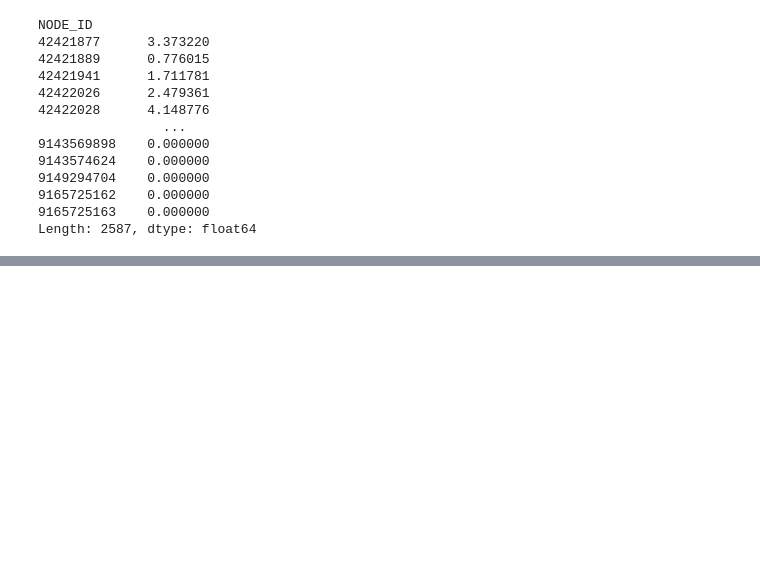
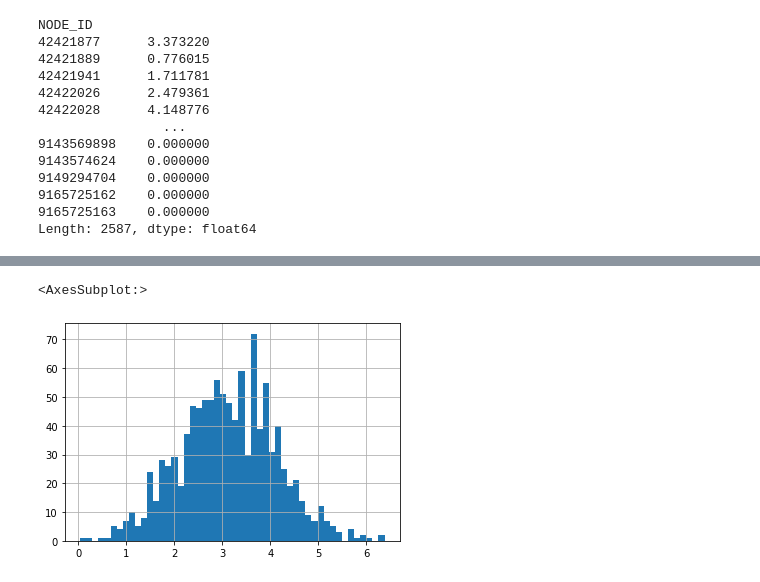
Before and after one commit to clyman23/spoke, a Jupyter notebook: notebooks/maxdumas/danger-metric-exploration.ipynb, the cells around one changed output, grey strips where cells are left out. Drawn from its saved outputs; the diff is of its cells as text; code cells hidden in the pictures; blank space fills up the shorter version.

Commit message:
Offer some analysis of this danger metric

```diff
--- a/notebooks/maxdumas/danger-metric-exploration.ipynb
+++ b/notebooks/maxdumas/danger-metric-exploration.ipynb
@@ -104,3 +132,8 @@ Length: 2587, dtype: float64
+# %%
+danger_by_node[danger_by_node > 0].hist(bins=50)
+# %% [output]
+<AxesSubplot:>
+[figure, added]
 # %%
 # Now we set the node attributes to be this crash count
 nx.set_node_attributes(G, dict(danger_by_node), "danger")
```
Also changed, not shown: parts of 10 cells of this notebook.
